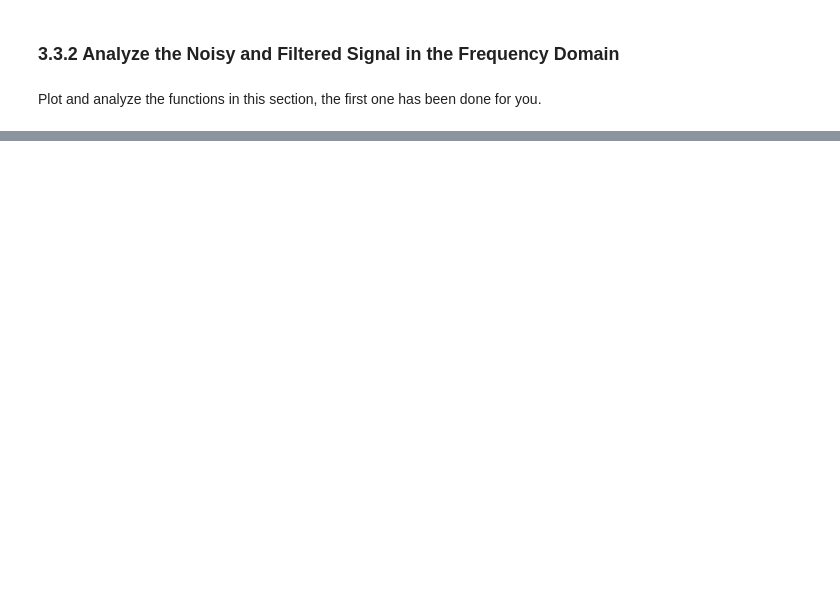
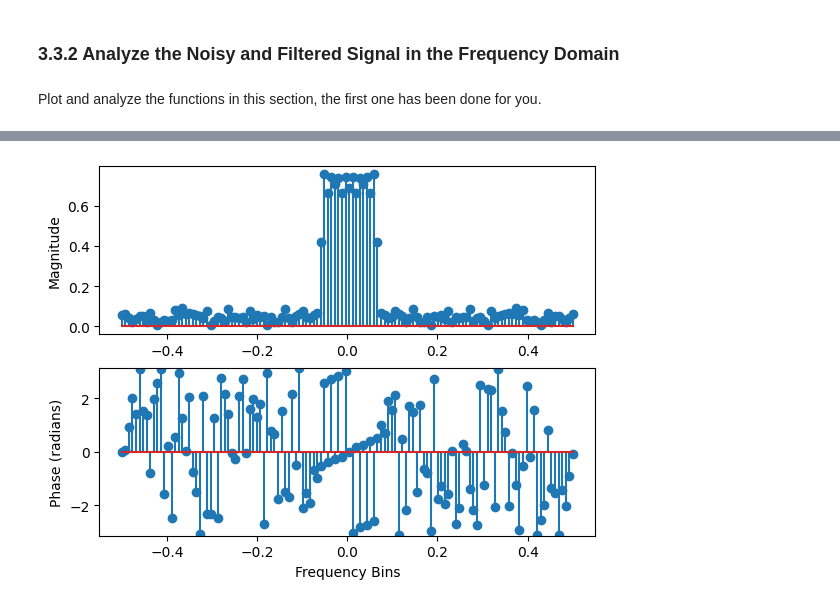
Before and after one commit to HighSpeeds/ECE113, a Jupyter notebook: HW5/hw5.ipynb, the cells around one changed output, grey strips where cells are left out. Saved outputs shown, nothing was run; the diff lists cells and outputs as text; code cells hidden in the pictures; blank space fills up the shorter version.

```diff
--- a/HW5/hw5.ipynb
+++ b/HW5/hw5.ipynb
@@ -324,10 +324,13 @@ plot_dft_magnitude_angle(np.arange(N), dft(x), format="Centered_Normalized") #Th
 # %%
 #1. Convert the noisy signal to the frequency domain via the DFT
 # and visualize it with your previously written plotting functions.
 
 #***************************** Add your implementation under this line *****************************
+plot_dft_magnitude_angle(np.arange(N), dft(x_noise), format="Centered_Normalized")
 
 #***************************** Add your implementation above this line *****************************
+# %% [output]
+[figure, added]
 # %%
 #2. Convert the filtered signal to the frequency domain via the DFT
 # and visualize it with your previously written plotting functions.
```
Also changed, not shown: parts of 32 cells of this notebook, 10 other files.
